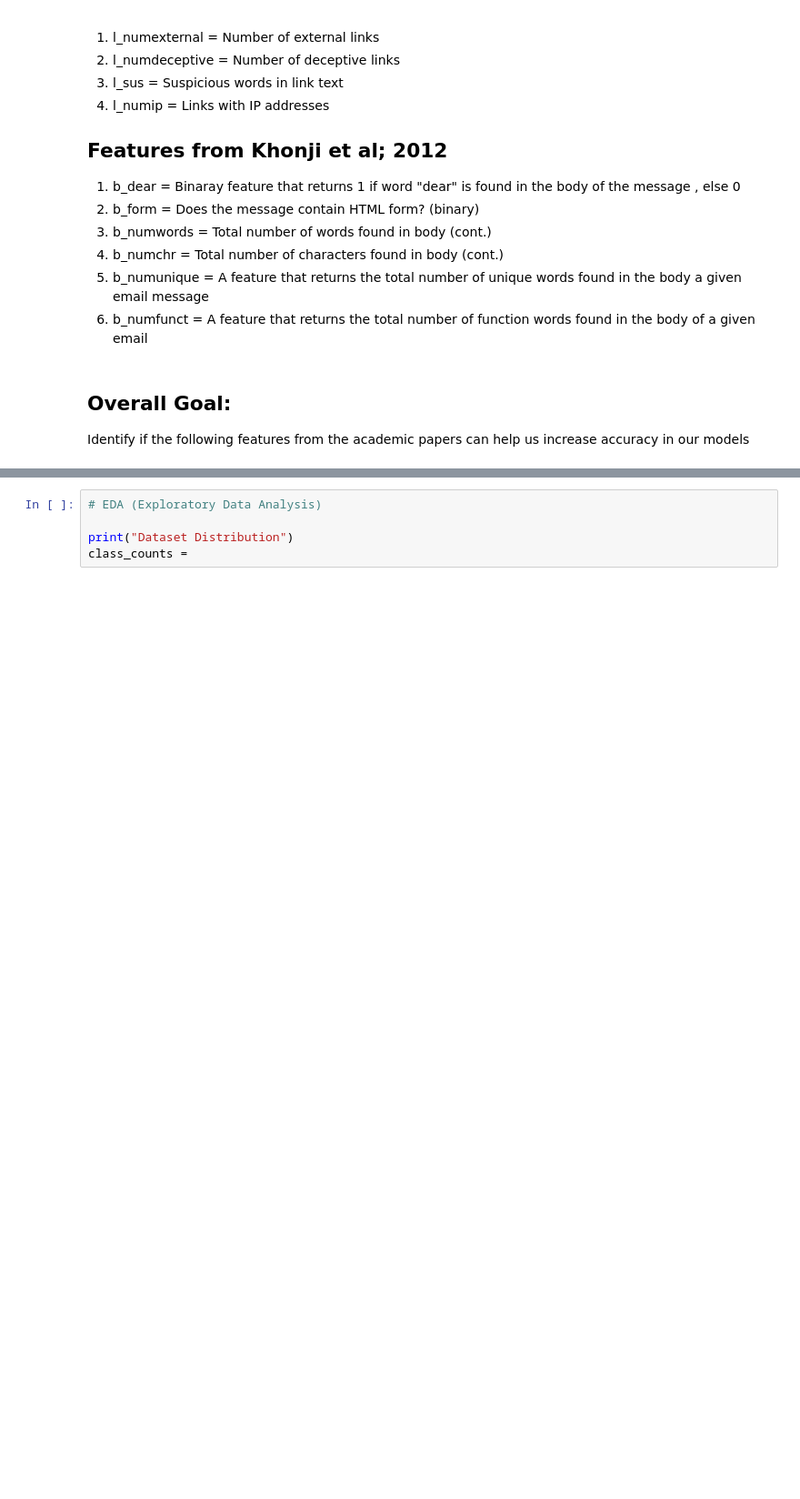
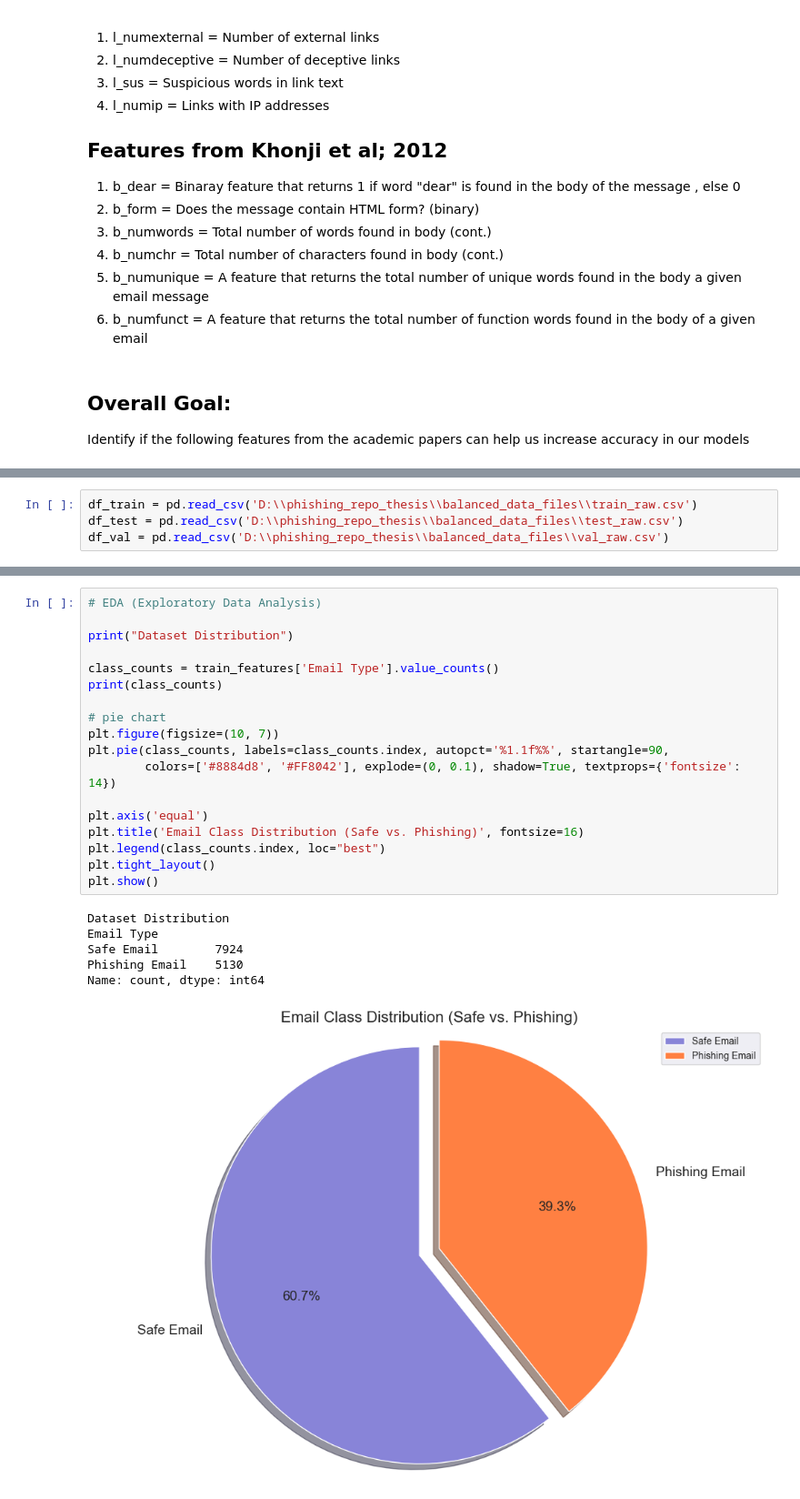
Before and after one commit to moanv2/phishing_repo_thesis, a Jupyter notebook: MachineLearning/RF.ipynb, the cells around one changed output, grey strips where cells are left out. Shown at 91% size. Saved outputs shown, nothing was run; the diff lists cells and outputs as text; blank space fills up the shorter version.

```diff
--- a/MachineLearning/RF.ipynb
+++ b/MachineLearning/RF.ipynb
@@ -38,0 +45,4 @@ import matplotlib.ticker as ticker
+# %%
+df_train = pd.read_csv('D:\\phishing_repo_thesis\\balanced_data_files\\train_raw.csv')
+df_test = pd.read_csv('D:\\phishing_repo_thesis\\balanced_data_files\\test_raw.csv')
+df_val = pd.read_csv('D:\\phishing_repo_thesis\\balanced_data_files\\val_raw.csv')
@@ -39,5 +235,25 @@ import matplotlib.ticker as ticker
 # %%
 # EDA (Exploratory Data Analysis)
 
 print("Dataset Distribution")
-class_counts =
+
+class_counts = train_features['Email Type'].value_counts()
+print(class_counts)
+
+# pie chart
+plt.figure(figsize=(10, 7))
+plt.pie(class_counts, labels=class_counts.index, autopct='%1.1f%%', startangle=90,
+        colors=['#8884d8', '#FF8042'], explode=(0, 0.1), shadow=True, textprops={'fontsize': 14})
+
+plt.axis('equal')
+plt.title('Email Class Distribution (Safe vs. Phishing)', fontsize=16)
+plt.legend(class_counts.index, loc="best")
+plt.tight_layout()
+plt.show()
+# %% [output]
+Dataset Distribution
+Email Type
+Safe Email        7924
+Phishing Email    5130
+Name: count, dtype: int64
+[figure, added]
```
Also changed, not shown: parts of 5 cells of this notebook.
